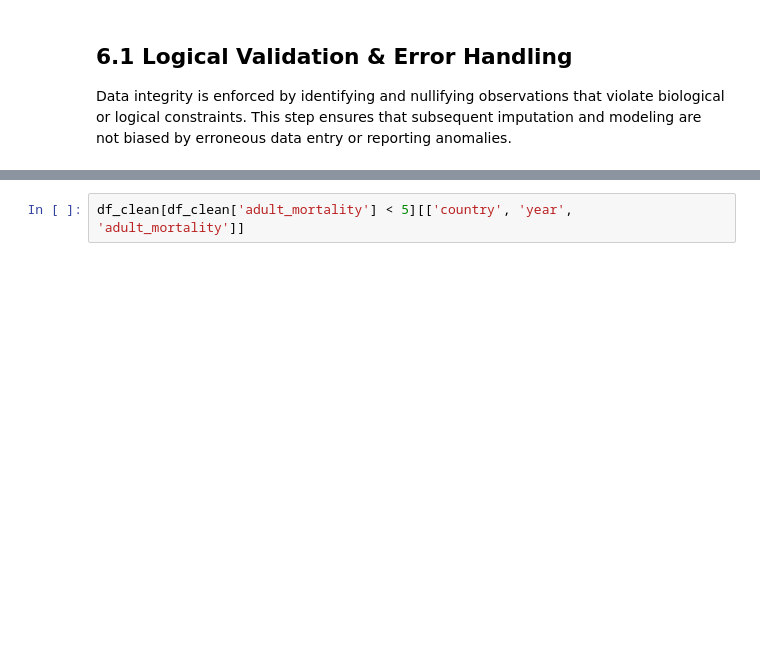
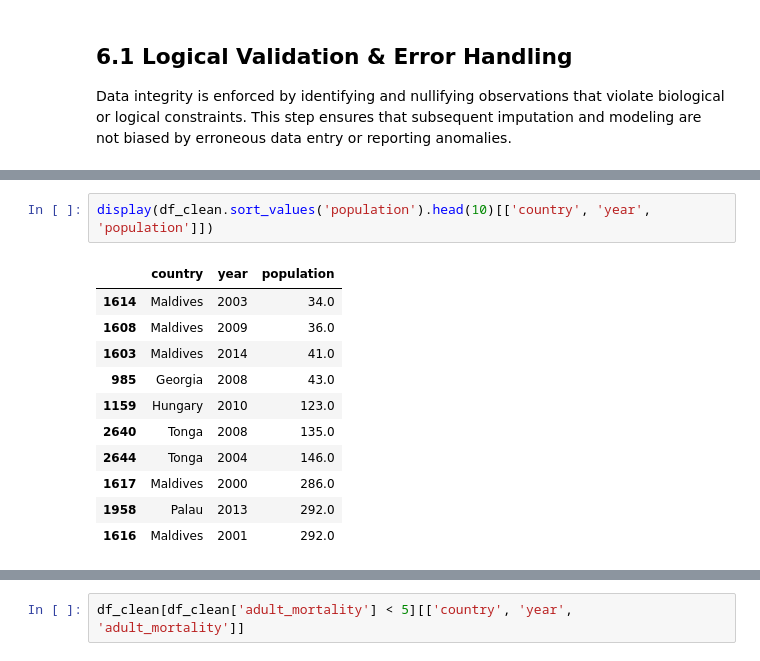
Before and after one commit to MermonGData/longevity-prediction, a Jupyter notebook: notebooks/01_eda_and_preprocessing.ipynb, the cells around one changed output, grey strips where cells are left out. Cells and saved outputs as stored; diff of their text form; blank space fills up the shorter version.

```diff
--- a/notebooks/01_eda_and_preprocessing.ipynb
+++ b/notebooks/01_eda_and_preprocessing.ipynb
@@ -140,0 +162,14 @@ Series([], Name: infant_deaths, dtype: int64)
+# %%
+display(df_clean.sort_values('population').head(10)[['country', 'year', 'population']])
+# %% [output]
+|  | country | year | population |
+| 1614 | Maldives | 2003 | 34.0 |
+| 1608 | Maldives | 2009 | 36.0 |
+| 1603 | Maldives | 2014 | 41.0 |
+| 985 | Georgia | 2008 | 43.0 |
+| 1159 | Hungary | 2010 | 123.0 |
+| 2640 | Tonga | 2008 | 135.0 |
+| 2644 | Tonga | 2004 | 146.0 |
+| 1617 | Maldives | 2000 | 286.0 |
+| 1958 | Palau | 2013 | 292.0 |
+| 1616 | Maldives | 2001 | 292.0 |
```
Also changed, not shown: parts of 22 cells of this notebook.
